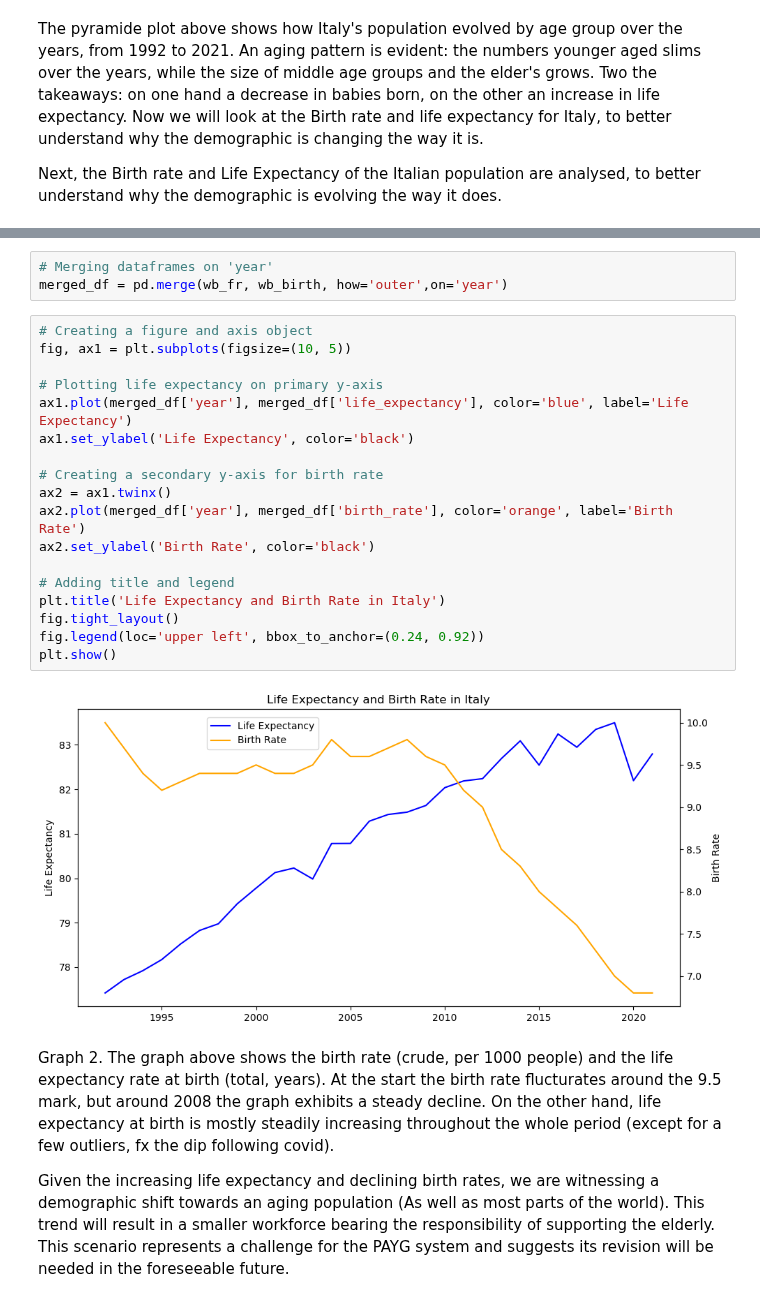
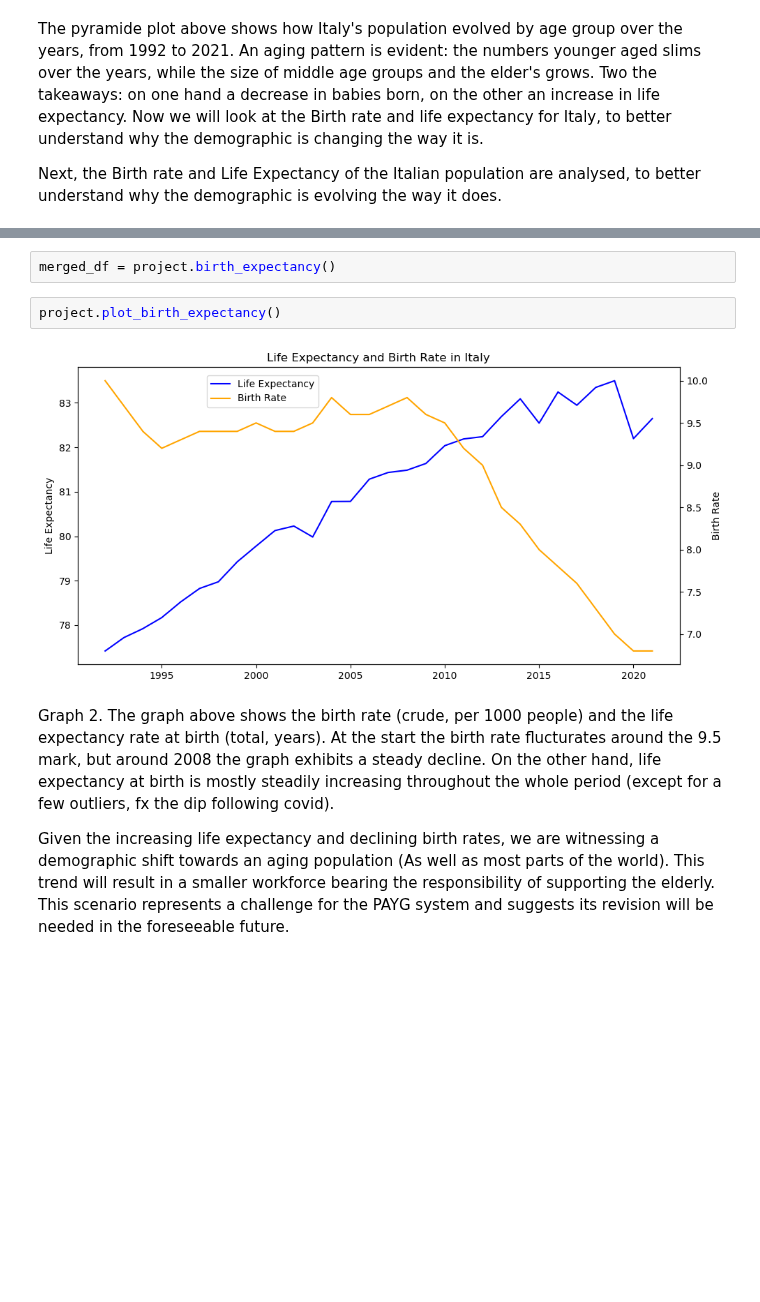
Before and after one commit to NumEconCopenhagen/projects-2024-bolo, a Jupyter notebook: dataproject/dataproject_structured.ipynb, the cells around one changed output, grey strips where cells are left out. Drawn from its saved outputs; the diff is of its cells as text; blank space fills up the shorter version.

```diff
--- a/dataproject/dataproject_structured.ipynb
+++ b/dataproject/dataproject_structured.ipynb
@@ -211,26 +183,9 @@ memory usage: 852.0+ bytes
-# %%
-# Merging dataframes on 'year'
-merged_df = pd.merge(wb_fr, wb_birth, how='outer',on='year')
-# %%
-# Creating a figure and axis object
-fig, ax1 = plt.subplots(figsize=(10, 5))
-
-# Plotting life expectancy on primary y-axis
-ax1.plot(merged_df['year'], merged_df['life_expectancy'], color='blue', label='Life Expectancy')
-ax1.set_ylabel('Life Expectancy', color='black')
-
-# Creating a secondary y-axis for birth rate
-ax2 = ax1.twinx()
-ax2.plot(merged_df['year'], merged_df['birth_rate'], color='orange', label='Birth Rate')
-ax2.set_ylabel('Birth Rate', color='black')
-
-# Adding title and legend
-plt.title('Life Expectancy and Birth Rate in Italy')
-fig.tight_layout()
-fig.legend(loc='upper left', bbox_to_anchor=(0.24, 0.92))
-plt.show()
-# %% [output]
-[figure, removed]
+# %%
+merged_df = project.birth_expectancy()
+# %%
+project.plot_birth_expectancy()
+# %% [output]
+[figure, added]
 # %% [markdown]
 Graph 2. The graph above shows the birth rate (crude, per 1000 people) and the life expectancy rate at birth (total, years). At the start the birth rate flucturates around the 9.5 mark, but around 2008 the graph exhibits a steady decline. On the other hand, life expectancy at birth is mostly steadily increasing throughout the whole period (except for a few outliers, fx the dip following covid).
 
```
Also changed, not shown: parts of 9 cells of this notebook, 5 other files.
